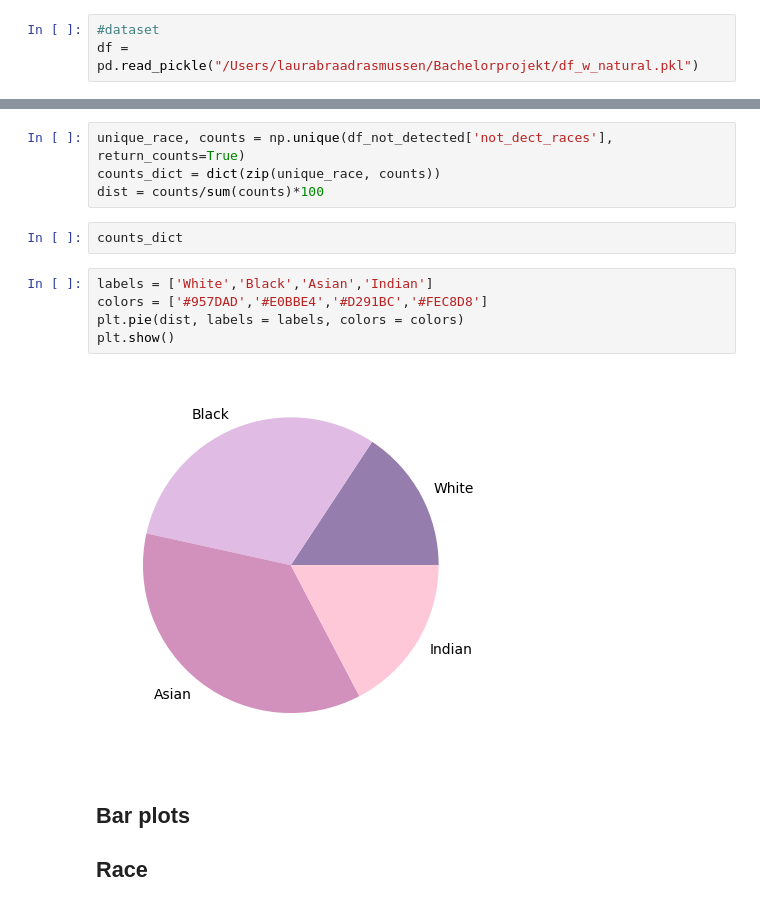
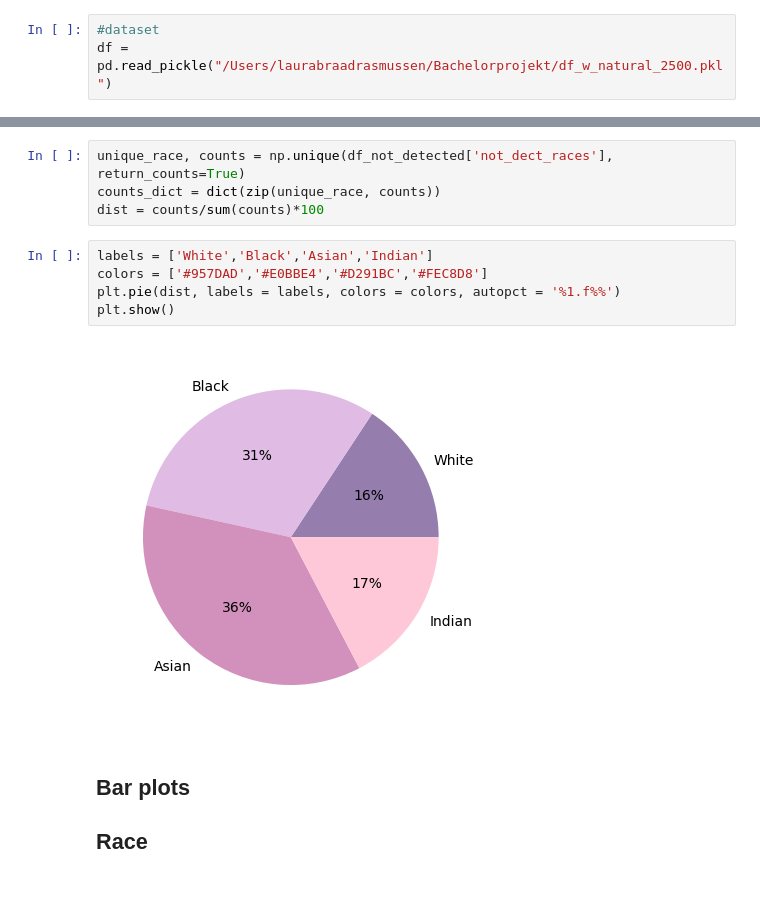
Before and after one commit to Tenna18/Fairness_of_ML, a Jupyter notebook: Facedetection_HaarCascade_Natural.ipynb, the cells around one changed output, grey strips where cells are left out. Cells and saved outputs as stored; diff of their text form.

```diff
--- a/Facedetection_HaarCascade_Natural.ipynb
+++ b/Facedetection_HaarCascade_Natural.ipynb
@@ -22,4 +22,4 @@ warnings.filterwarnings('ignore')
 cascade_face_detector = cv2.CascadeClassifier('/Users/laurabraadrasmussen/Bachelorprojekt/haarcascade_frontalface_default.xml')
 # %%
 #dataset
-df = pd.read_pickle("/Users/laurabraadrasmussen/Bachelorprojekt/df_w_natural.pkl")
+df = pd.read_pickle("/Users/laurabraadrasmussen/Bachelorprojekt/df_w_natural_2500.pkl")
@@ -245,15 +254,13 @@ min(percentage_r)/max(percentage_r)
 unique_race, counts = np.unique(df_not_detected['not_dect_races'], return_counts=True)
 counts_dict = dict(zip(unique_race, counts))
 dist = counts/sum(counts)*100
-# %%
-counts_dict
 # %%
 labels = ['White','Black','Asian','Indian']
 colors = ['#957DAD','#E0BBE4','#D291BC','#FEC8D8']
-plt.pie(dist, labels = labels, colors = colors)
+plt.pie(dist, labels = labels, colors = colors, autopct = '%1.f%%')
 plt.show()
 # %% [output]
-[figure, old version]
+[figure, new version]
 # %% [markdown]
 ## Bar plots
 ## Race
```
Also changed, not shown: parts of 12 cells of this notebook, 2 other files.
